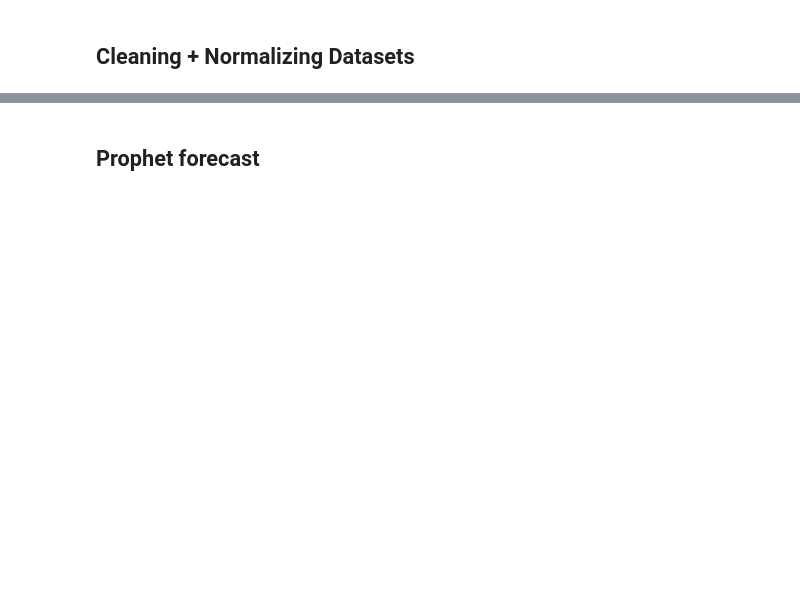
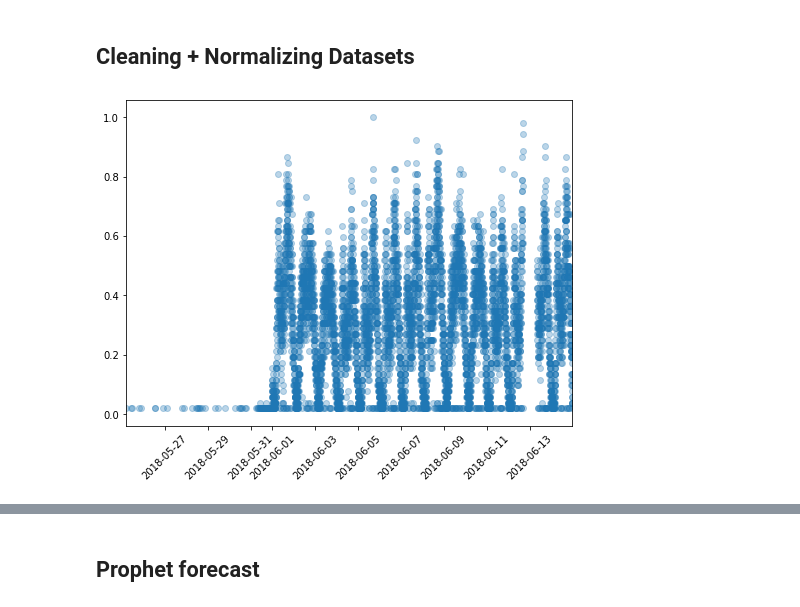
Before and after one commit to netlabufjf/timeseries-forecast, a Jupyter notebook: prophetAnalysis.ipynb, the cells around one changed output, grey strips where cells are left out. Cells and saved outputs as stored; diff of their text form; code cells hidden in the pictures; blank space fills up the shorter version.

```diff
--- a/prophetAnalysis.ipynb
+++ b/prophetAnalysis.ipynb
@@ -109,10 +122,12 @@ plot_time_points(c2g_prophet)
 # %%
 evo_z_scores = stats.zscore(evo_prophet.y)
 abs_evo_z_scores = np.abs(evo_z_scores)
-filtered_evo_entries = (abs_evo_z_scores < 3)
+filtered_evo_entries = (abs_evo_z_scores < 4)
 evo_filtered_prophet = evo_prophet[filtered_evo_entries]
 evo_filtered_prophet.y /= evo_filtered_prophet.y.max()
 plot_time_points(evo_filtered_prophet)
+# %% [output]
+[figure, added]
 # %%
 modo_z_scores = stats.zscore(modo_prophet.y)
 abs_modo_z_scores = np.abs(modo_z_scores)
```
Also changed, not shown: parts of 25 cells of this notebook.
